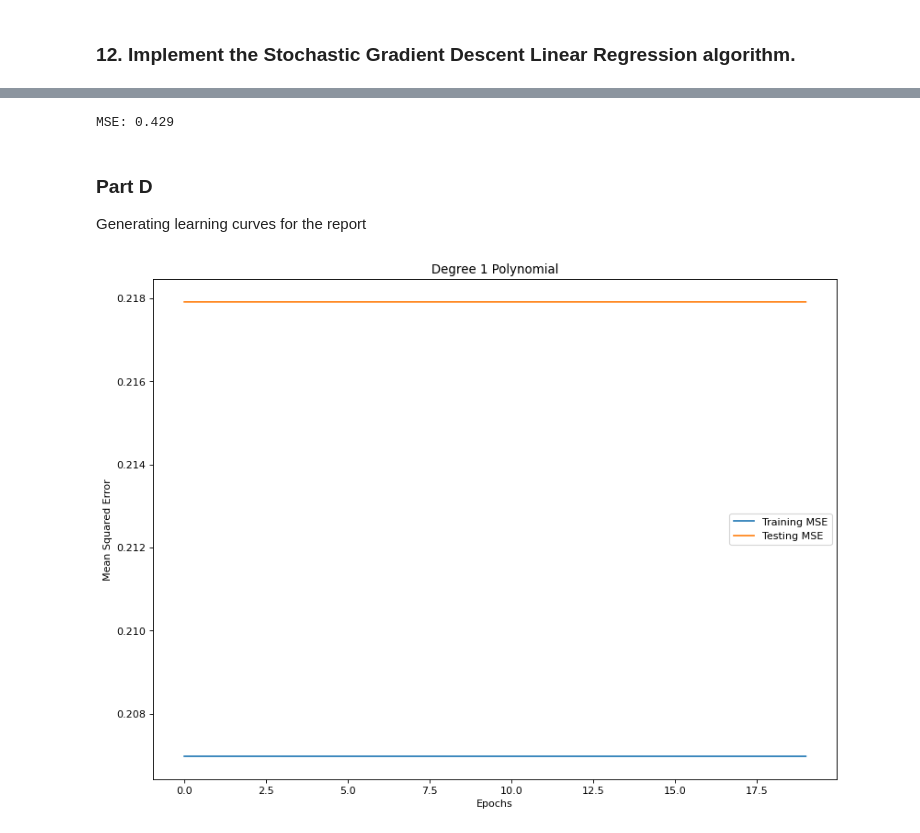
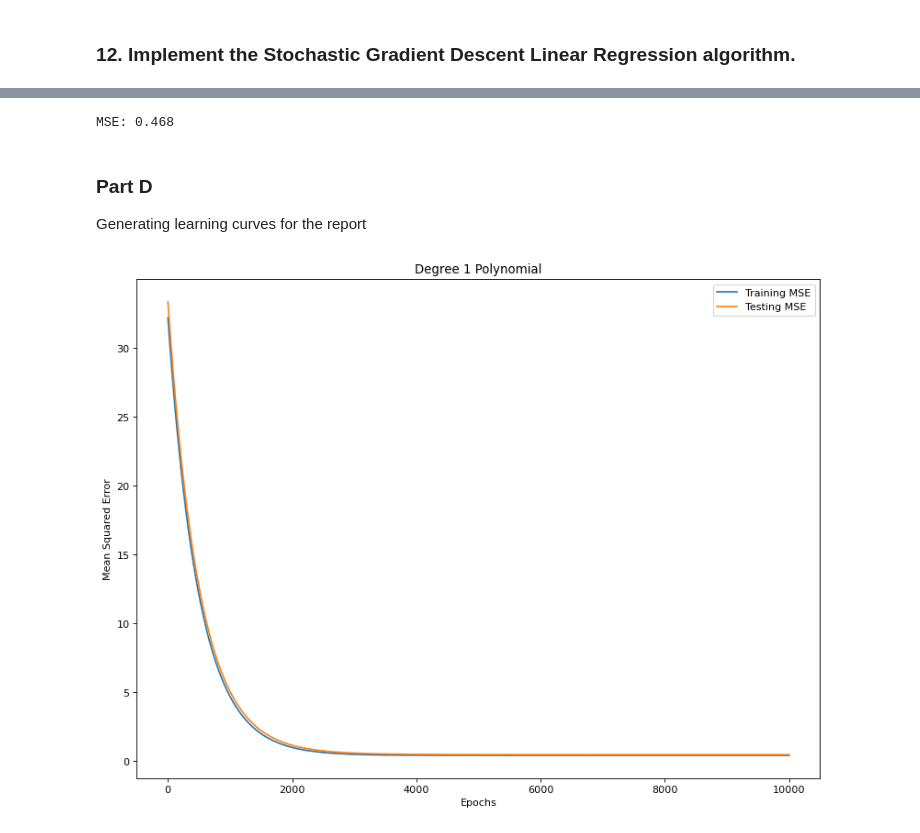
Before and after one commit to justinhjy1004/Assignment_ML, a Jupyter notebook: Ho_Justin_Alkady_Khalid_assignment2.ipynb, the cells around one changed output, grey strips where cells are left out. Cells and saved outputs as stored; diff of their text form; code cells hidden in the pictures.

```diff
--- a/Ho_Justin_Alkady_Khalid_assignment2.ipynb
+++ b/Ho_Justin_Alkady_Khalid_assignment2.ipynb
@@ -167,10 +167,10 @@ class Linear_Regression():
         for i in range(self.epochs):
             # Calculate mse with current weights
             new_cost=0.5*MSE_error(X.dot(self.w),y)
-            self.mse.append(new_cost)
+            self.mse.append(2*new_cost)
              # Calculate MSE of test data
             if self.learning_curve:
-                self.mse_test.append(0.5*MSE_error(self.X_test.dot(self.w),self.y_test))
+                self.mse_test.append(MSE_error(self.X_test.dot(self.w),self.y_test))
 
             if self.regularizer == "l2":
                 regularized_term = 0.5*self.lambd*np.dot(self.w[1:],self.w[1:])/m # Exclude the bias term
@@ -582,7 +586,7 @@ pred=model.predict(X_test)
 mse=MSE_error(y_test,pred)
 print("\nMSE: %0.3f" %mse)
 # %% [output]
-MSE: 0.429
+MSE: 0.468
 # %% [markdown]
 ### Part D
 Generating learning curves for the report
@@ -605,15 +609,15 @@ m1 = Linear_Regression(learning_rate = 0.001, epochs = 10000, regularizer = 'l1'
 m1.fit(X_train,y_train)
 # %%
 plt.figure(figsize=(12, 9), dpi=80)
-plt.plot(m1.mse[-20:], label = "Training MSE")
-plt.plot(m1.mse_test[-20:], label = "Testing MSE")
+plt.plot(m1.mse, label = "Training MSE")
+plt.plot(m1.mse_test, label = "Testing MSE")
 plt.xlabel("Epochs")
 plt.ylabel("Mean Squared Error")
 plt.title("Degree 1 Polynomial")
 plt.legend()
 plt.show()
 # %% [output]
-[figure, old version]
+[figure, new version]
 # %%
 df = pd.read_csv('./Data/winequality-red.csv', sep=';')
 X = np.array(df.drop(columns=['quality'],axis=1))
```
Also changed, not shown: parts of 3 cells of this notebook.
